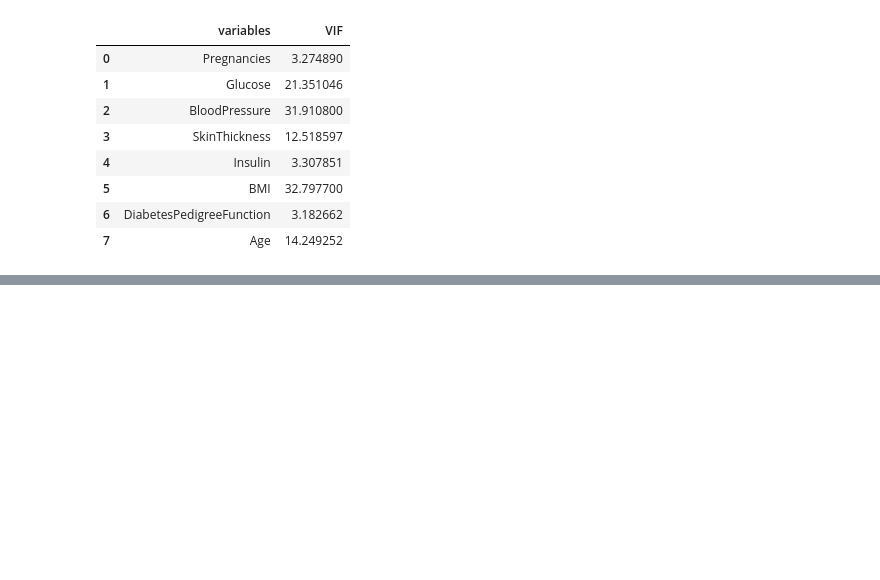
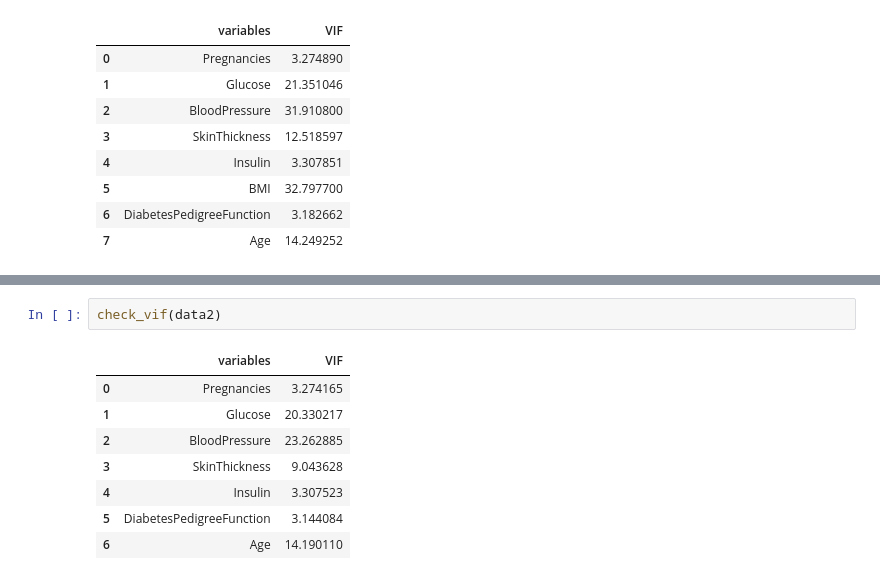
Before and after one commit to dajebbar/Diabetes-Classification, a Jupyter notebook: Multicollinearity_and_VIF.ipynb, the cells around one changed output, grey strips where cells are left out. Saved outputs shown, nothing was run; the diff lists cells and outputs as text; blank space fills up the shorter version.

```diff
--- a/Multicollinearity_and_VIF.ipynb
+++ b/Multicollinearity_and_VIF.ipynb
@@ -143,0 +155,11 @@ In the above results, we remark that many features has a high vif. however Blood
+# %%
+check_vif(data2)
+# %% [output]
+|  | variables | VIF |
+| 0 | Pregnancies | 3.274165 |
+| 1 | Glucose | 20.330217 |
+| 2 | BloodPressure | 23.262885 |
+| 3 | SkinThickness | 9.043628 |
+| 4 | Insulin | 3.307523 |
+| 5 | DiabetesPedigreeFunction | 3.144084 |
+| 6 | Age | 14.190110 |
```
Also changed, not shown: parts of 12 cells of this notebook.
